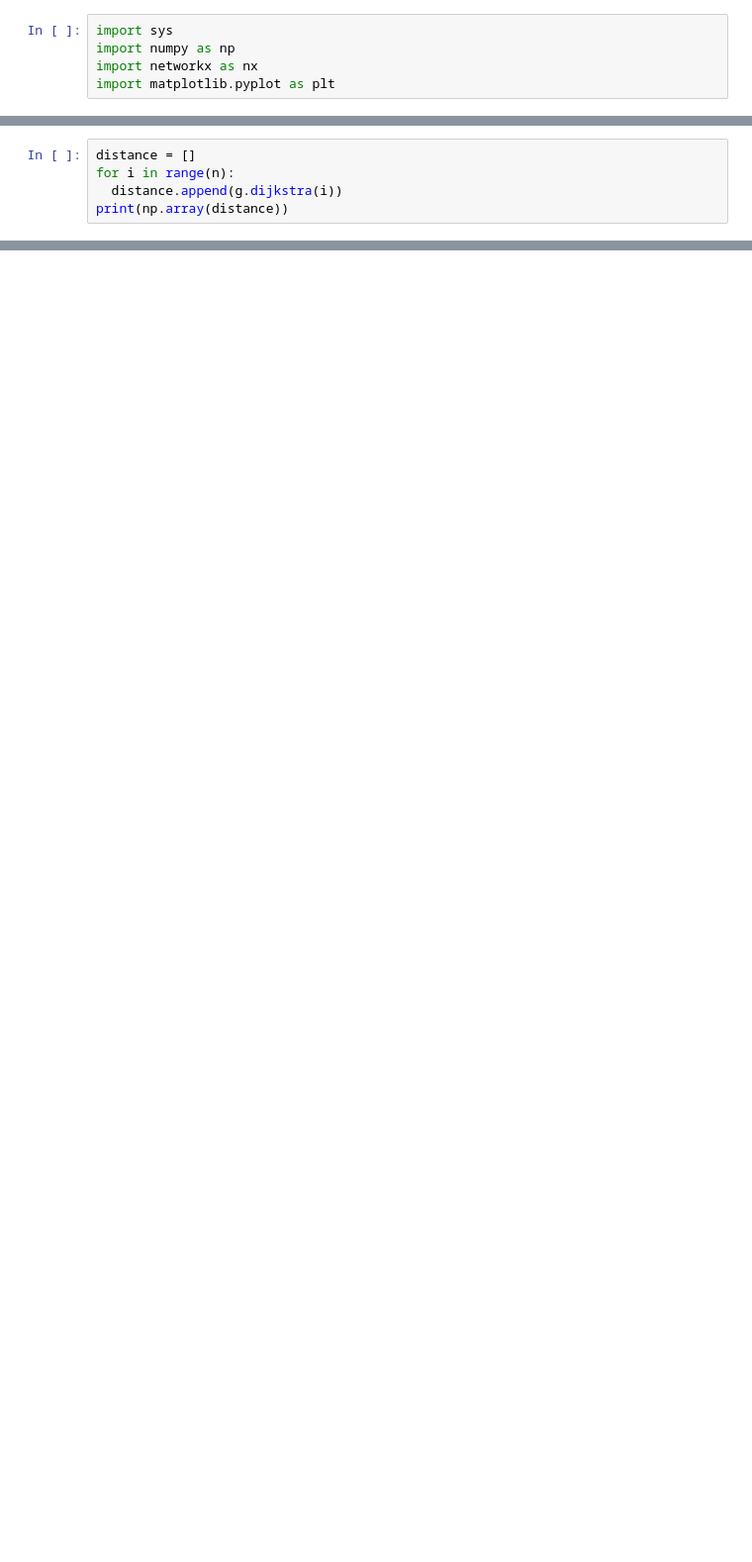
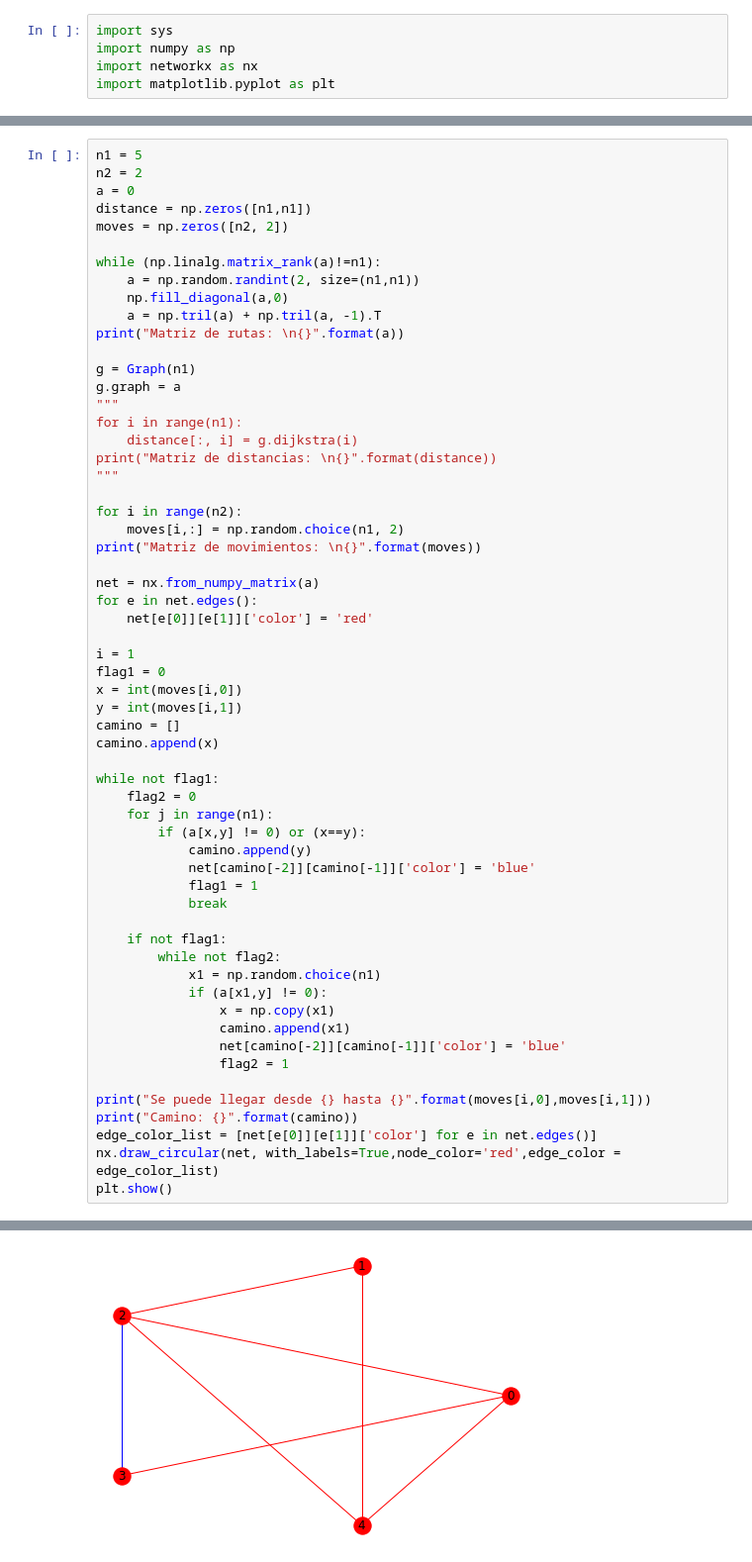
Before and after one commit to agustinsilva447/QuantumComputing, a Jupyter notebook: Qikit-quantum-game-theory/Routing_problem_model.ipynb, the cells around one changed output, grey strips where cells are left out. Shown at 99% size. Drawn from its saved outputs; the diff is of its cells as text; blank space fills up the shorter version.

```diff
--- a/Qikit-quantum-game-theory/Routing_problem_model.ipynb
+++ b/Qikit-quantum-game-theory/Routing_problem_model.ipynb
@@ -64,5 +31,0 @@ plt.show()
-# %%
-distance = []
-for i in range(n):
-  distance.append(g.dijkstra(i))
-print(np.array(distance))
@@ -86,0 +32,60 @@ print(np.array(distance))
+# %%
+n1 = 5
+n2 = 2
+a = 0
+distance = np.zeros([n1,n1])
+moves = np.zeros([n2, 2])
+
+while (np.linalg.matrix_rank(a)!=n1):
+    a = np.random.randint(2, size=(n1,n1))
+    np.fill_diagonal(a,0)
+    a = np.tril(a) + np.tril(a, -1).T
+print("Matriz de rutas: \n{}".format(a))
+
+g = Graph(n1)
+g.graph = a
+"""
+for i in range(n1):
+    distance[:, i] = g.dijkstra(i)
+print("Matriz de distancias: \n{}".format(distance))
+"""
+
+for i in range(n2):
+    moves[i,:] = np.random.choice(n1, 2)
+print("Matriz de movimientos: \n{}".format(moves))
+
+net = nx.from_numpy_matrix(a)
+for e in net.edges():
+    net[e[0]][e[1]]['color'] = 'red'
+
+i = 1
+flag1 = 0
+x = int(moves[i,0])
+y = int(moves[i,1])
+camino = []
+camino.append(x)
+
+while not flag1:
+    flag2 = 0
+    for j in range(n1):
+        if (a[x,y] != 0) or (x==y):
+            camino.append(y)
+            net[camino[-2]][camino[-1]]['color'] = 'blue'
+            flag1 = 1
+            break
+
+    if not flag1:
+        while not flag2:
+            x1 = np.random.choice(n1)
+            if (a[x1,y] != 0):
+                x = np.copy(x1)
+                camino.append(x1)
+                net[camino[-2]][camino[-1]]['color'] = 'blue'
+                flag2 = 1
+
+print("Se puede llegar desde {} hasta {}".format(moves[i,0],moves[i,1]))
+print("Camino: {}".format(camino))
+edge_color_list = [net[e[0]][e[1]]['color'] for e in net.edges()]
+nx.draw_circular(net, with_labels=True,node_color='red',edge_color = edge_color_list)
+plt.show()
+# %% [output]
@@ -86,0 +103 @@ print(np.array(distance))
+[figure, added]
```
Also changed, not shown: parts of 5 cells of this notebook.
